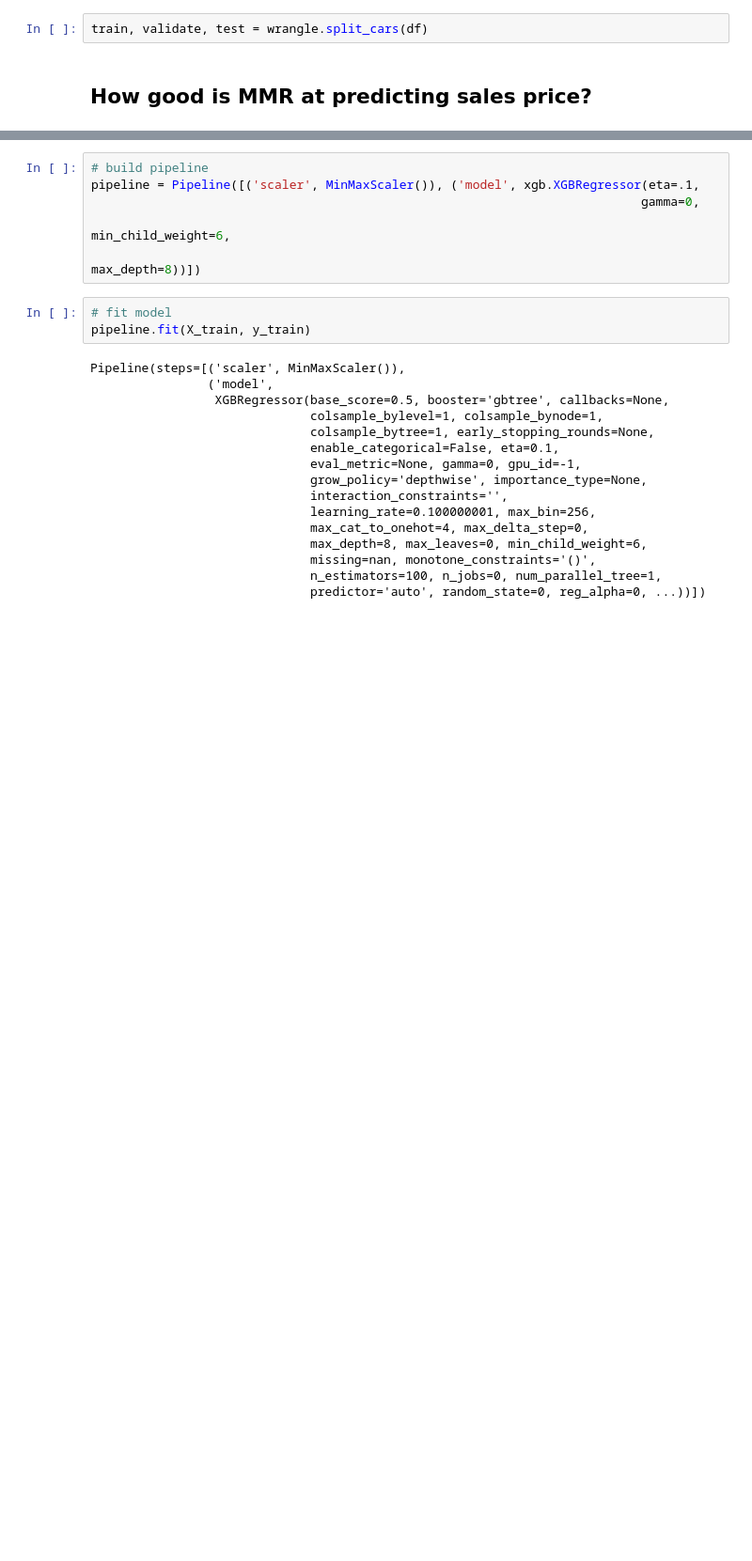
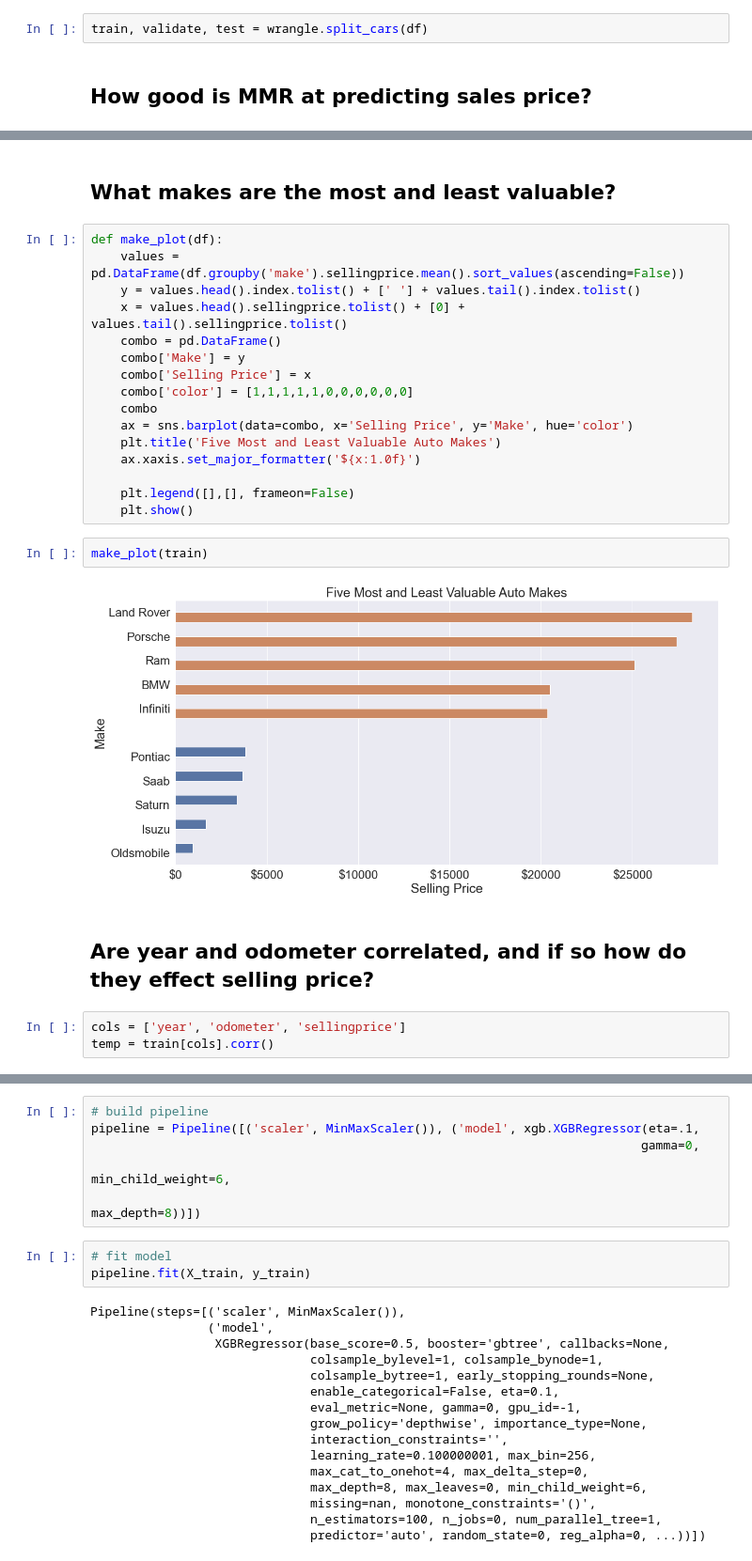
Before and after one commit to DanChurchill/car_price_predictor, a Jupyter notebook: final_report.ipynb, the cells around one changed output, grey strips where cells are left out. Shown at 94% size. Cells and saved outputs as stored; diff of their text form; blank space fills up the shorter version.

```diff
--- a/final_report.ipynb
+++ b/final_report.ipynb
@@ -67,0 +198,27 @@ Baseline RMSE: $1659.5, Baseline R2: 0.9641
+# %% [markdown]
+## What makes are the most and least valuable?
+# %%
+def make_plot(df):
+    values = pd.DataFrame(df.groupby('make').sellingprice.mean().sort_values(ascending=False))
+    y = values.head().index.tolist() + [' '] + values.tail().index.tolist()
+    x = values.head().sellingprice.tolist() + [0] + values.tail().sellingprice.tolist()
+    combo = pd.DataFrame()
+    combo['Make'] = y
+    combo['Selling Price'] = x
+    combo['color'] = [1,1,1,1,1,0,0,0,0,0,0]
+    combo
+    ax = sns.barplot(data=combo, x='Selling Price', y='Make', hue='color')
+    plt.title('Five Most and Least Valuable Auto Makes')
+    ax.xaxis.set_major_formatter('${x:1.0f}')
+
+    plt.legend([],[], frameon=False)
+    plt.show()
+# %%
+make_plot(train)
+# %% [output]
+[figure, added]
+# %% [markdown]
+## Are year and odometer correlated, and if so how do they effect selling price?
+# %%
+cols = ['year', 'odometer', 'sellingprice']
+temp = train[cols].corr()
```
Also changed, not shown: parts of 55 cells of this notebook, 2 other files.
